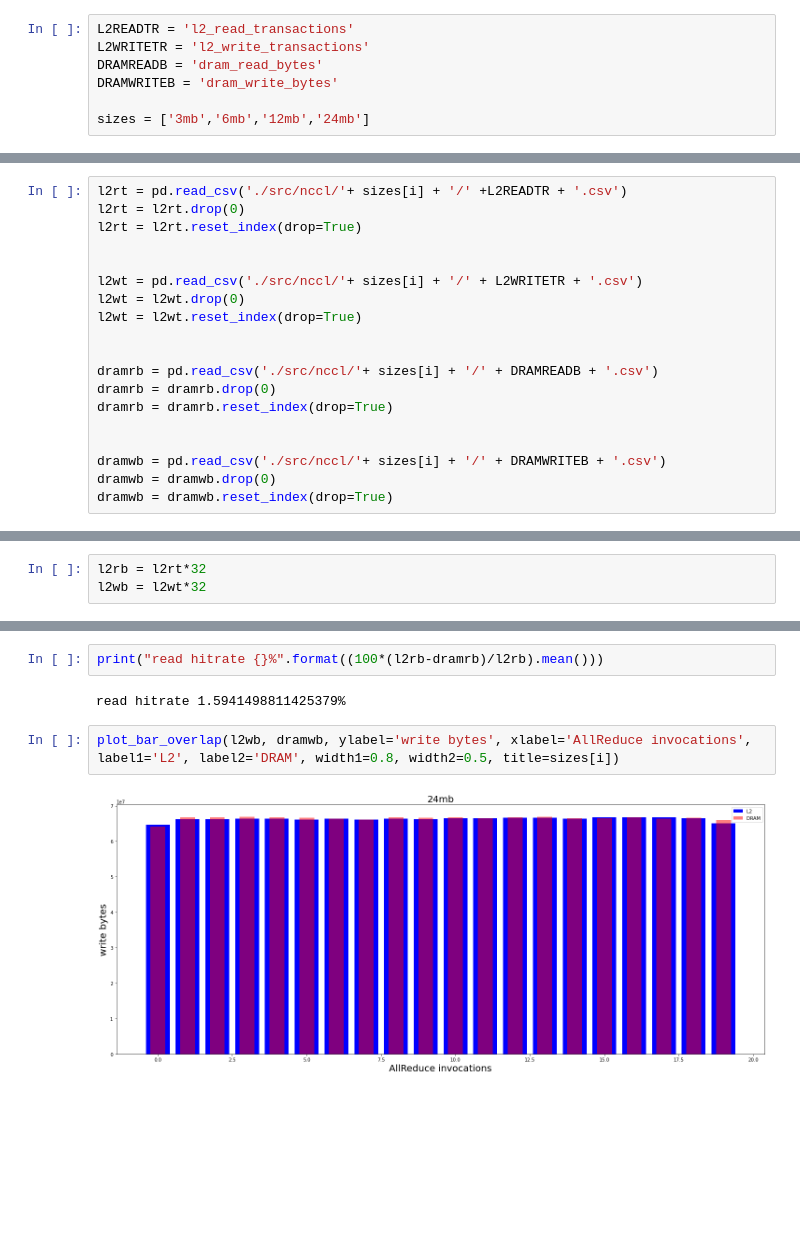
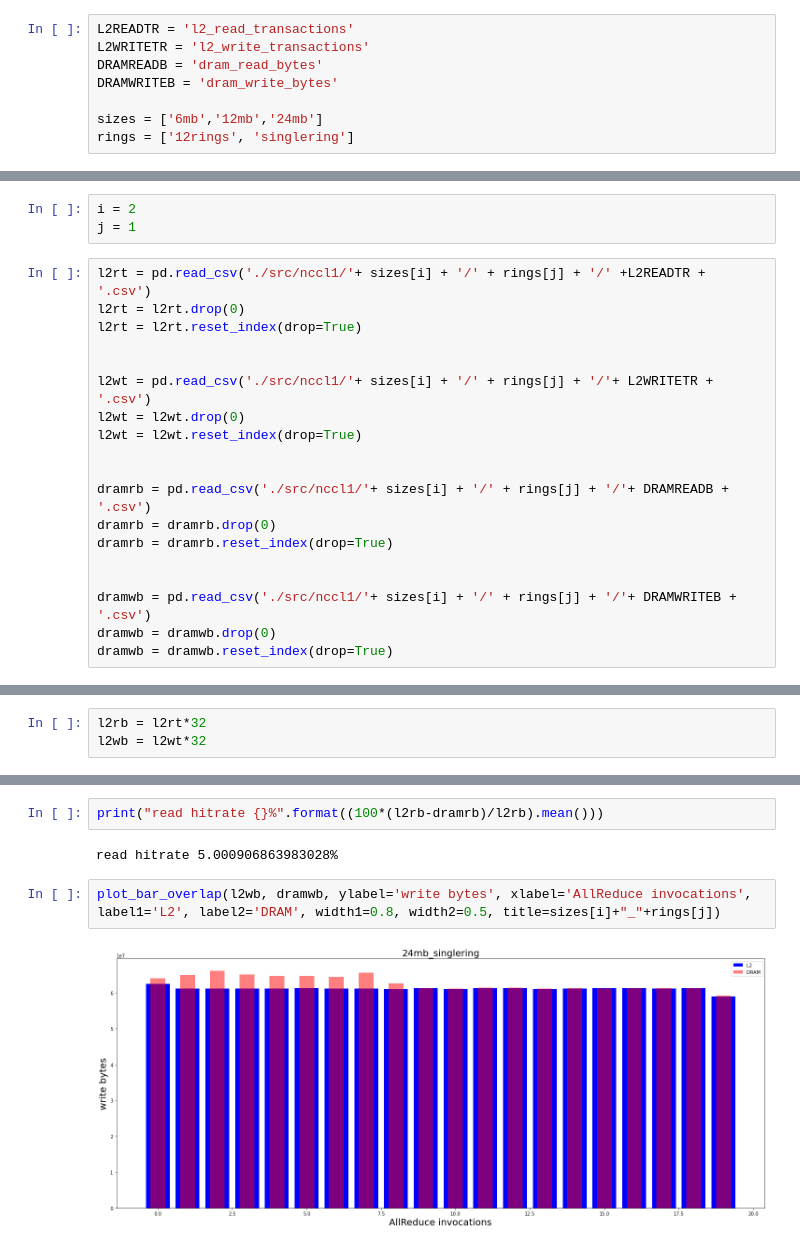
Before and after one commit to Yassawe/cacheThrashingVisualization, a Jupyter notebook: nccl.ipynb, the cells around one changed output, grey strips where cells are left out. Drawn from its saved outputs; the diff is of its cells as text; blank space fills up the shorter version.

```diff
--- a/nccl.ipynb
+++ b/nccl.ipynb
@@ -11,4 +11,5 @@ L2WRITETR = 'l2_write_transactions'
 DRAMREADB = 'dram_read_bytes'
 DRAMWRITEB = 'dram_write_bytes'
 
-sizes = ['3mb','6mb','12mb','24mb']
+sizes = ['6mb','12mb','24mb']
+rings = ['12rings', 'singlering']
@@ -17,20 +16,23 @@ i = 3
+# %%
+i = 2
+j = 1
 # %%
-l2rt = pd.read_csv('./src/nccl/'+ sizes[i] + '/' +L2READTR + '.csv')
+l2rt = pd.read_csv('./src/nccl1/'+ sizes[i] + '/' + rings[j] + '/' +L2READTR + '.csv')
 l2rt = l2rt.drop(0)
 l2rt = l2rt.reset_index(drop=True)
 
 
-l2wt = pd.read_csv('./src/nccl/'+ sizes[i] + '/' + L2WRITETR + '.csv')
+l2wt = pd.read_csv('./src/nccl1/'+ sizes[i] + '/' + rings[j] + '/'+ L2WRITETR + '.csv')
 l2wt = l2wt.drop(0)
 l2wt = l2wt.reset_index(drop=True)
 
 
-dramrb = pd.read_csv('./src/nccl/'+ sizes[i] + '/' + DRAMREADB + '.csv')
+dramrb = pd.read_csv('./src/nccl1/'+ sizes[i] + '/' + rings[j] + '/'+ DRAMREADB + '.csv')
 dramrb = dramrb.drop(0)
 dramrb = dramrb.reset_index(drop=True)
 
 
-dramwb = pd.read_csv('./src/nccl/'+ sizes[i] + '/' + DRAMWRITEB + '.csv')
+dramwb = pd.read_csv('./src/nccl1/'+ sizes[i] + '/' + rings[j] + '/'+ DRAMWRITEB + '.csv')
 dramwb = dramwb.drop(0)
 dramwb = dramwb.reset_index(drop=True)
 # %%
@@ -49,11 +51,11 @@ plot_bar_overlap(l2rb, dramrb, ylabel='read bytes', xlabel='AllReduce invocation
 # %%
 print("read hitrate {}%".format((100*(l2rb-dramrb)/l2rb).mean()))
 # %% [output]
-read hitrate 1.5941498811425379%
+read hitrate 5.000906863983028%
 # %%
-plot_bar_overlap(l2wb, dramwb, ylabel='write bytes', xlabel='AllReduce invocations', label1='L2', label2='DRAM', width1=0.8, width2=0.5, title=sizes[i])
+plot_bar_overlap(l2wb, dramwb, ylabel='write bytes', xlabel='AllReduce invocations', label1='L2', label2='DRAM', width1=0.8, width2=0.5, title=sizes[i]+"_"+rings[j])
 # %% [output]
-[figure, old version]
+[figure, new version]
 # %%
 print("write hitrate {}%".format((100*(l2wb-dramwb)/l2wb).mean()))
 # %% [output]
```
Also changed, not shown: parts of 3 cells of this notebook, 8 other files.
